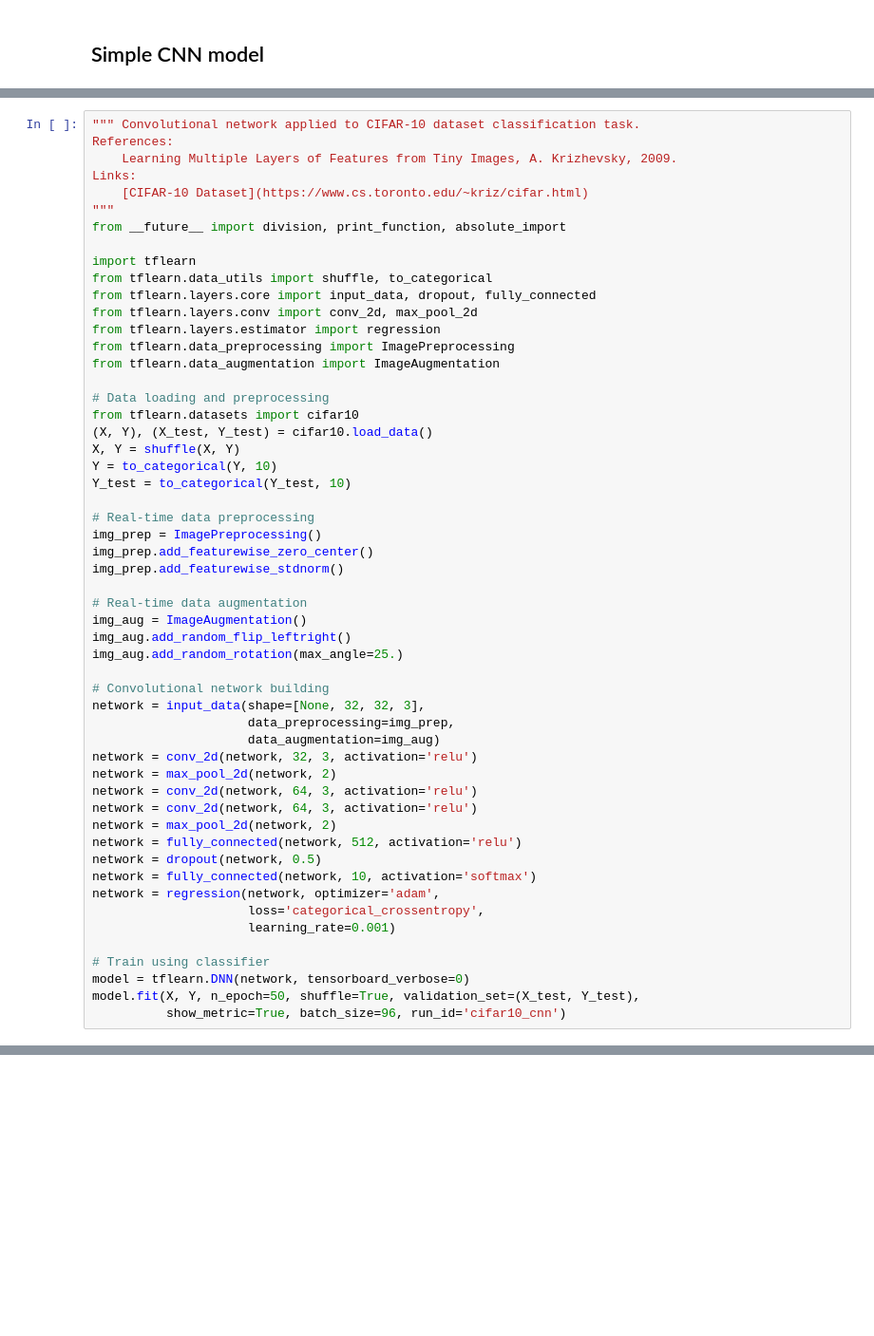
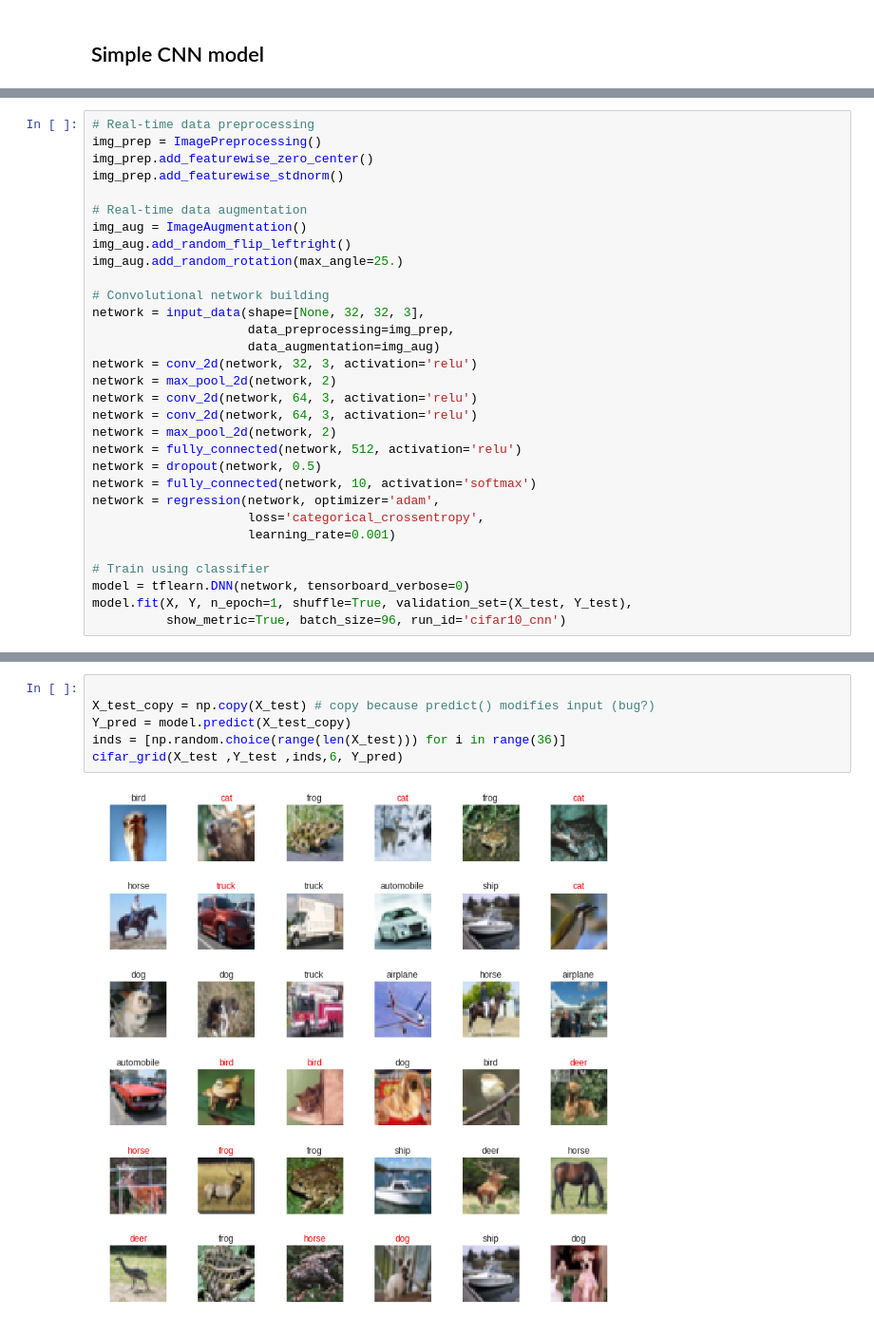
Before and after one commit to lordzero82/MLBootCamp, a Jupyter notebook: lab4.ipynb, the cells around one changed output, grey strips where cells are left out. Shown: that part at 95% size. Drawn from its saved outputs; the diff is of its cells as text; blank space fills up the shorter version.

```diff
--- a/lab4.ipynb
+++ b/lab4.ipynb
@@ -23,27 +93,4 @@ plt.rcParams['image.cmap'] = 'gray'
 # %%
-""" Convolutional network applied to CIFAR-10 dataset classification task.
-References:
-    Learning Multiple Layers of Features from Tiny Images, A. Krizhevsky, 2009.
-Links:
-    [CIFAR-10 Dataset](https://www.cs.toronto.edu/~kriz/cifar.html)
-"""
-from __future__ import division, print_function, absolute_import
-
-import tflearn
-from tflearn.data_utils import shuffle, to_categorical
-from tflearn.layers.core import input_data, dropout, fully_connected
-from tflearn.layers.conv import conv_2d, max_pool_2d
-from tflearn.layers.estimator import regression
-from tflearn.data_preprocessing import ImagePreprocessing
-from tflearn.data_augmentation import ImageAugmentation
-
-# Data loading and preprocessing
-from tflearn.datasets import cifar10
-(X, Y), (X_test, Y_test) = cifar10.load_data()
-X, Y = shuffle(X, Y)
-Y = to_categorical(Y, 10)
-Y_test = to_categorical(Y_test, 10)
-
 # Real-time data preprocessing
 img_prep = ImagePreprocessing()
 img_prep.add_featurewise_zero_center()
@@ -72,5 +119,5 @@ network = regression(network, optimizer='adam',
 
 # Train using classifier
 model = tflearn.DNN(network, tensorboard_verbose=0)
-model.fit(X, Y, n_epoch=50, shuffle=True, validation_set=(X_test, Y_test),
+model.fit(X, Y, n_epoch=1, shuffle=True, validation_set=(X_test, Y_test),
           show_metric=True, batch_size=96, run_id='cifar10_cnn')
@@ -82,0 +124,8 @@ Training Step: 26050  | total loss: 0.36543 | time: 126.276s
+# %%
+
+X_test_copy = np.copy(X_test) # copy because predict() modifies input (bug?)
+Y_pred = model.predict(X_test_copy)
+inds = [np.random.choice(range(len(X_test))) for i in range(36)]
+cifar_grid(X_test ,Y_test ,inds,6, Y_pred)
+# %% [output]
+[figure, added]
```
Also changed, not shown: parts of 6 cells of this notebook.
